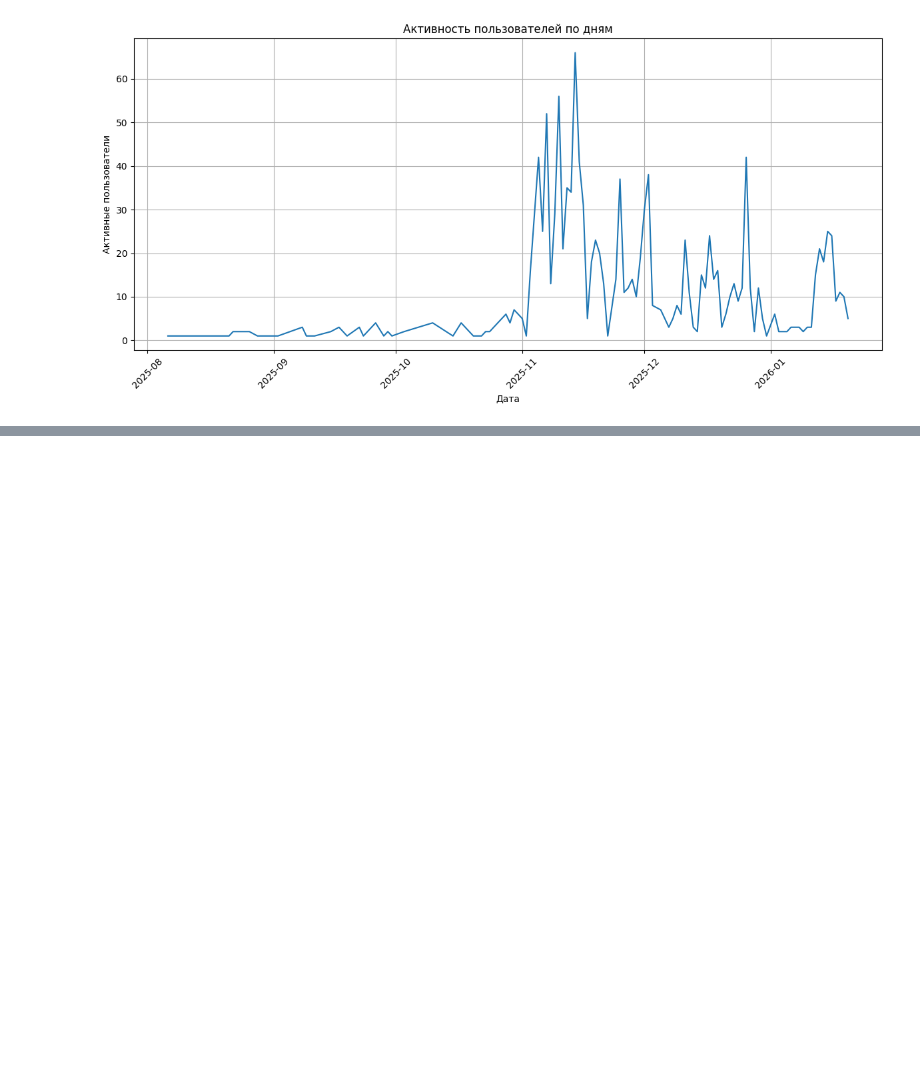
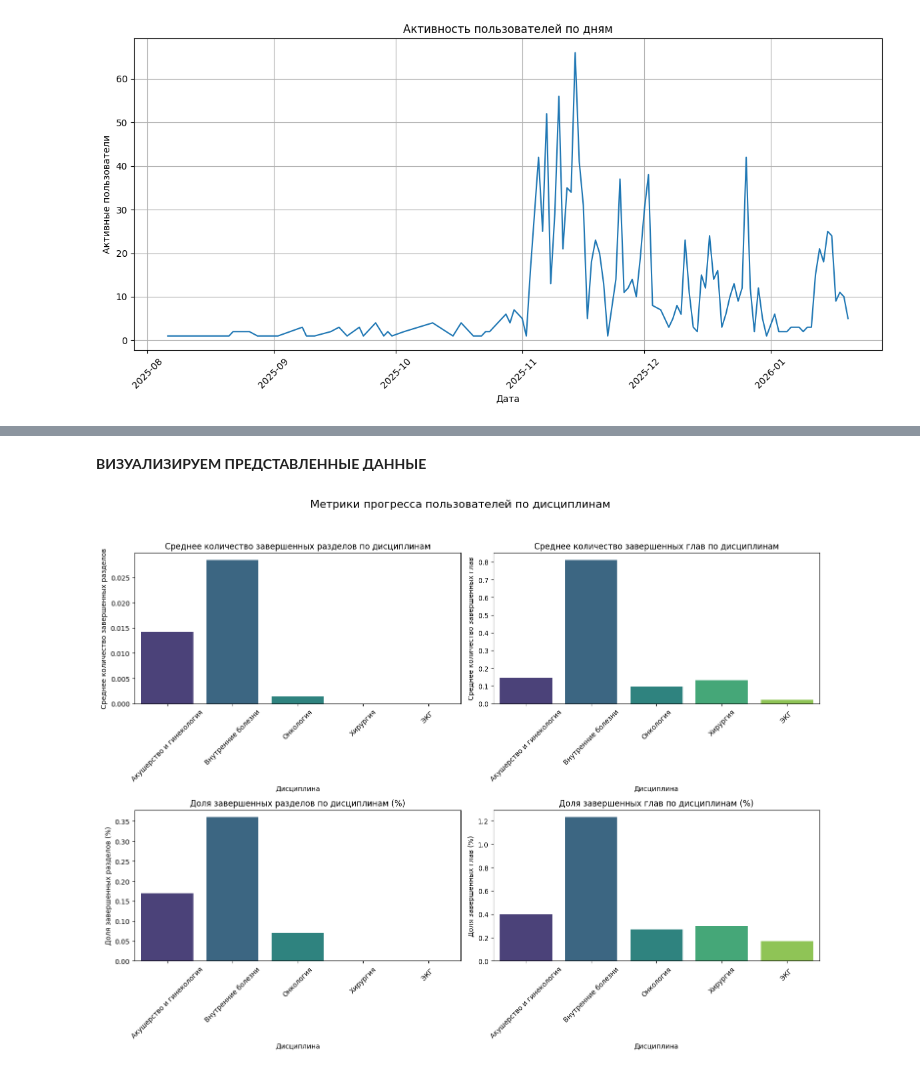
Before and after one commit to VLazukina/projects_2022, a Jupyter notebook: Анализ.ipynb, the cells around one changed output, grey strips where cells are left out. Saved outputs shown, nothing was run; the diff lists cells and outputs as text; code cells hidden in the pictures; blank space fills up the shorter version.

```diff
--- a/Анализ.ipynb
+++ b/Анализ.ipynb
@@ -183,3 +184,7 @@ display(discipline_chapter_counts.sort_values(by='Название Дисцип
 | 9 | 246.0 | Тесты от разработчиков | 4 | 21 |
 | 10 | 412.0 | Хирургия | 2 | 66 |
 | 11 | 9.0 | ЭКГ | 5 | 9 |
+# %%
+#Удалим тестовые данные
+test_disciplines = ['ТЕСТ', 'Тест', 'Тест создания учебника', 'Тест создания учебника 3', 'Тесты от менеджера проекта', 'Тесты от разработчиков', 'Тест от КК', 'Тест создания учебника 2']
+df_cleaned = df[~df['discipline_title'].isin(test_disciplines)]
@@ -419,0 +470,11 @@ DAU по дням :
+# %%
+#ПОСМОТРИМ ПО ДИСЦИПЛИНАМ СРЕДНЕЕ КОЛИЧЕСТВО ЗАВЕРШЕННЫХ ГЛАВ
+discipline_overall_progress = df_user_progress_cleaned.groupby(['discipline_title']).agg(
+    ср_количество_завершенных_разделов=('sections_completed', 'mean'),
+    ср_количество_завершенных_глав=('discipline_completed_chapters', 'mean'),
+    доля_завершенных_разделов=('sections_completed', lambda x: ((x / df_user_progress_cleaned.loc[x.index, 'sections_with_content']).replace([np.inf, -np.inf], np.nan).mean() * 100).round(2)),
+    доля_завершенных_глав=('discipline_completed_chapters', lambda x: ((x / df_user_progress_cleaned.loc[x.index, 'discipline_total_chapters']).replace([np.inf, -np.inf], np.nan).mean() * 100).round(2))
+).reset_index()
+
+print("Метрики прогресса пользователей по дисциплинам:")
+display(discipline_overall_progress.head())
@@ -419,0 +489,39 @@ DAU по дням :
+# %% [markdown]
+**ВИЗУАЛИЗИРУЕМ ПРЕДСТАВЛЕННЫЕ ДАННЫЕ**
+# %%
+fig, ax = plt.subplots(2, 2, figsize=(15, 12))
+
+# Plot 1: Среднее количество завершенных разделов
+sns.barplot(x='discipline_title', y='ср_количество_завершенных_разделов', data=discipline_overall_progress, palette='viridis', hue='discipline_title', legend=False, ax=ax[0, 0])
+ax[0, 0].set_title('Среднее количество завершенных разделов по дисциплинам')
+ax[0, 0].set_xlabel('Дисциплина')
+ax[0, 0].set_ylabel('Среднее количество завершенных разделов')
+ax[0, 0].tick_params(axis='x', rotation=45)
+
+# Plot 2: Среднее количество завершенных глав
+sns.barplot(x='discipline_title', y='ср_количество_завершенных_глав', data=discipline_overall_progress, palette='viridis', hue='discipline_title', legend=False, ax=ax[0, 1])
+ax[0, 1].set_title('Среднее количество завершенных глав по дисциплинам')
+ax[0, 1].set_xlabel('Дисциплина')
+ax[0, 1].set_ylabel('Среднее количество завершенных глав')
+ax[0, 1].tick_params(axis='x', rotation=45)
+
+# Plot 3: Доля завершенных разделов (%)
+sns.barplot(x='discipline_title', y='доля_завершенных_разделов', data=discipline_overall_progress, palette='viridis', hue='discipline_title', legend=False, ax=ax[1, 0])
+ax[1, 0].set_title('Доля завершенных разделов по дисциплинам (%)')
+ax[1, 0].set_xlabel('Дисциплина')
+ax[1, 0].set_ylabel('Доля завершенных разделов (%)')
+ax[1, 0].tick_params(axis='x', rotation=45)
+
+# Plot 4: Доля завершенных глав (%)
+sns.barplot(x='discipline_title', y='доля_завершенных_глав', data=discipline_overall_progress, palette='viridis', hue='discipline_title', legend=False, ax=ax[1, 1])
+ax[1, 1].set_title('Доля завершенных глав по дисциплинам (%)')
+ax[1, 1].set_xlabel('Дисциплина')
+ax[1, 1].set_ylabel('Доля завершенных глав (%)')
+ax[1, 1].tick_params(axis='x', rotation=45)
+
+# Overall title and layout adjustment
+plt.suptitle('Метрики прогресса пользователей по дисциплинам', fontsize=16)
+plt.tight_layout(rect=[0, 0.03, 1, 0.95])
+plt.show()
+# %% [output]
+[figure, added]
```
Also changed, not shown: parts of 32 cells of this notebook.
